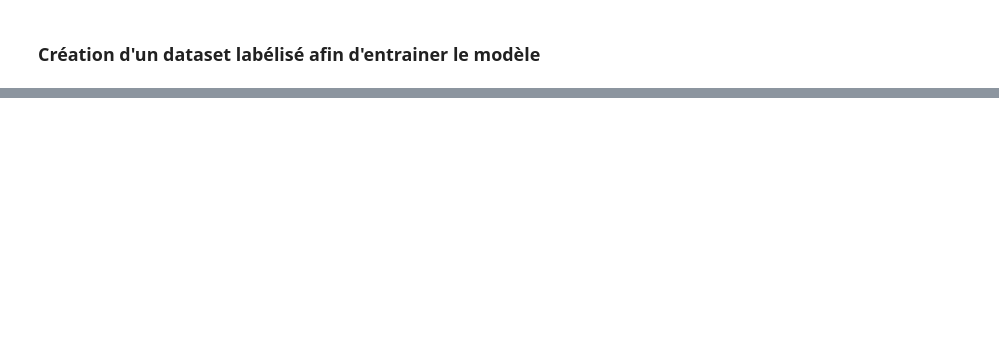
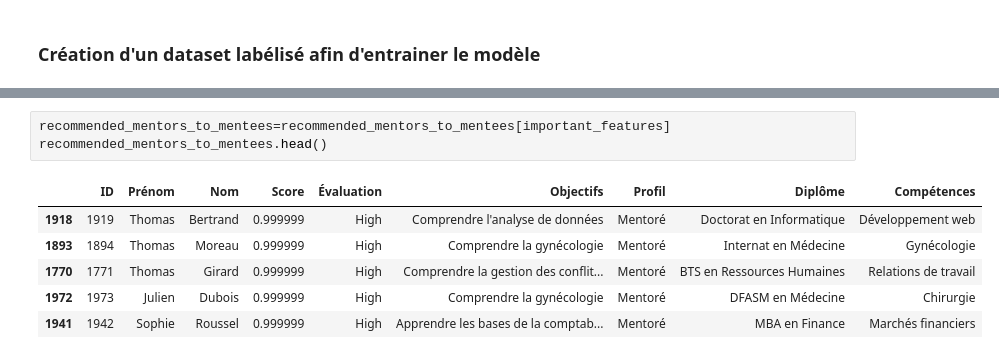
Before and after one commit to MariefloChm/Projet_intensif, a Jupyter notebook: generate_data.ipynb, the cells around one changed output, grey strips where cells are left out. Drawn from its saved outputs; the diff is of its cells as text; blank space fills up the shorter version.

```diff
--- a/generate_data.ipynb
+++ b/generate_data.ipynb
@@ -381,0 +445,10 @@ mentors_data.head()
+# %%
+recommended_mentors_to_mentees=recommended_mentors_to_mentees[important_features]
+recommended_mentors_to_mentees.head()
+# %% [output]
+|  | ID | Prénom | Nom | Score | Évaluation | Objectifs | Profil | Diplôme | Compétences |
+| 1918 | 1919 | Thomas | Bertrand | 0.999999 | High | Comprendre l'analyse de données | Mentoré | Doctorat en Informatique | Développement web |
+| 1893 | 1894 | Thomas | Moreau | 0.999999 | High | Comprendre la gynécologie | Mentoré | Internat en Médecine | Gynécologie |
+| 1770 | 1771 | Thomas | Girard | 0.999999 | High | Comprendre la gestion des conflit... | Mentoré | BTS en Ressources Humaines | Relations de travail |
+| 1972 | 1973 | Julien | Dubois | 0.999999 | High | Comprendre la gynécologie | Mentoré | DFASM en Médecine | Chirurgie |
+| 1941 | 1942 | Sophie | Roussel | 0.999999 | High | Apprendre les bases de la comptab... | Mentoré | MBA en Finance | Marchés financiers |
```
Also changed, not shown: parts of 21 cells of this notebook, 2 other files.
